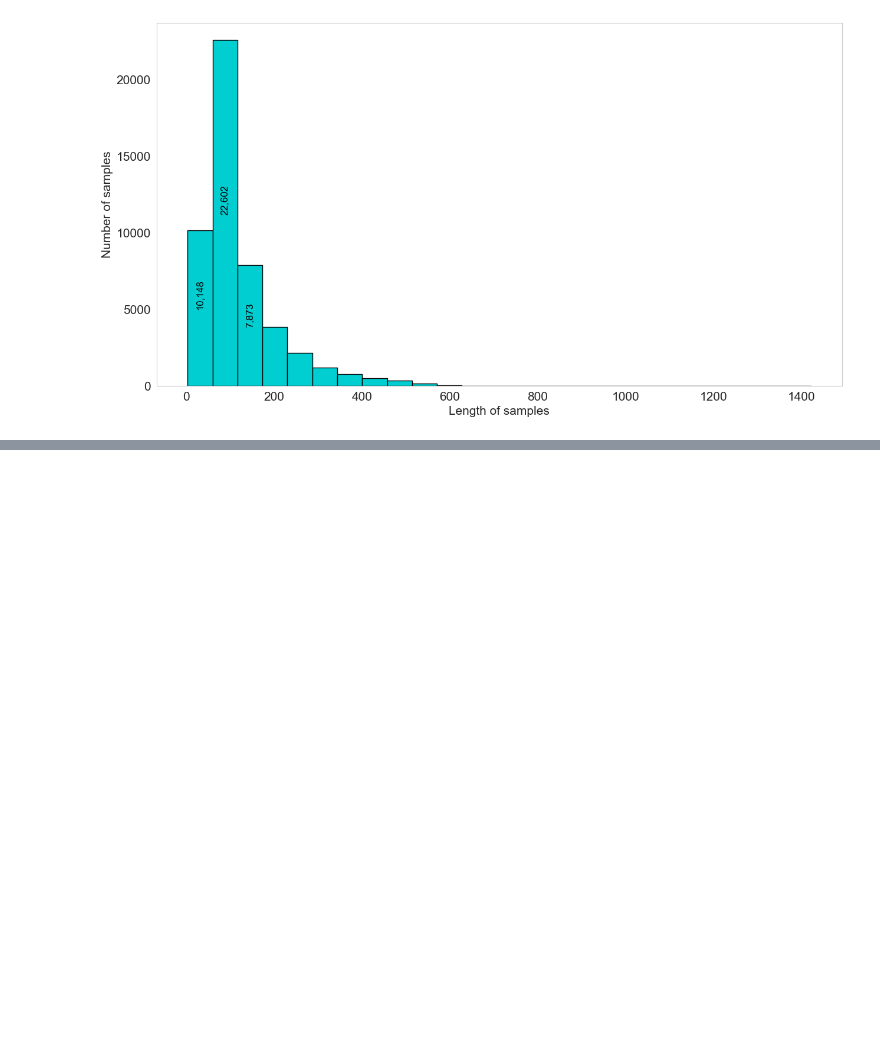
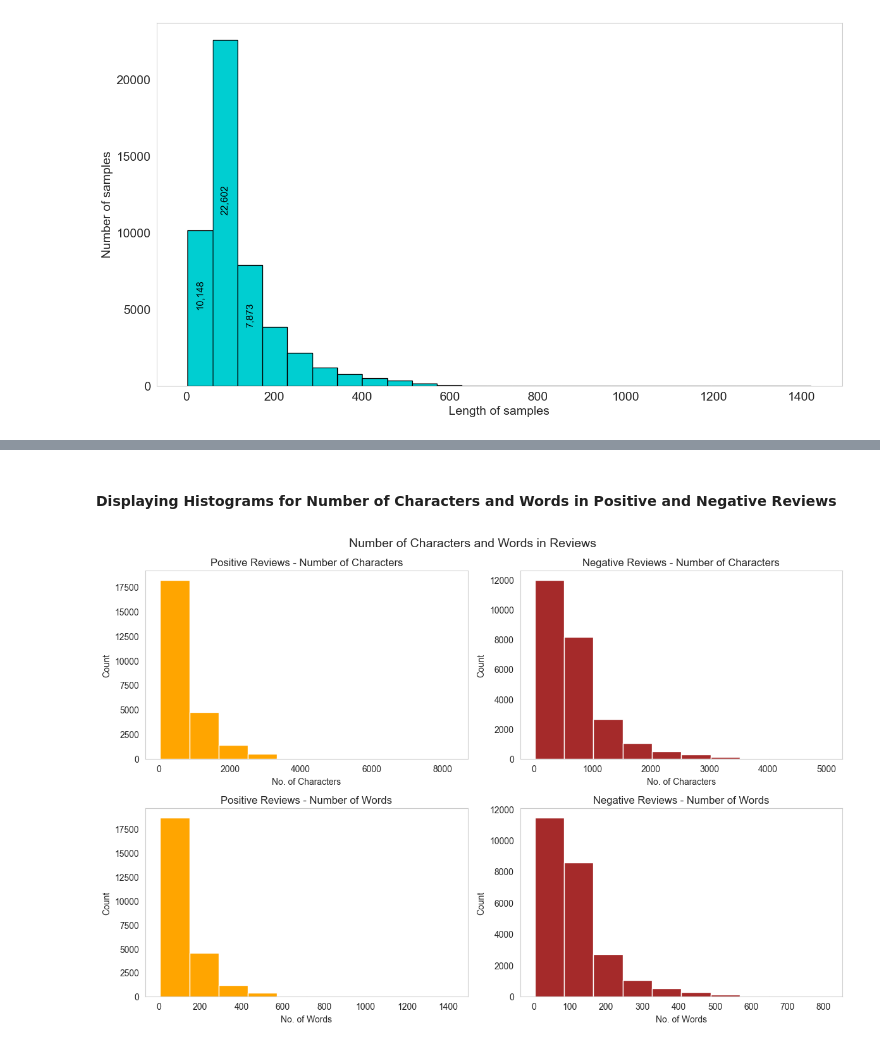
Before and after one commit to spouli/DeepLearning, a Jupyter notebook: Data_preprocessing_notebook.ipynb, the cells around one changed output, grey strips where cells are left out. Drawn from its saved outputs; the diff is of its cells as text; code cells hidden in the pictures; blank space fills up the shorter version.

```diff
--- a/Data_preprocessing_notebook.ipynb
+++ b/Data_preprocessing_notebook.ipynb
@@ -526,3 +507,42 @@ Name: review, Length: 24698, dtype: int64
+# %% [markdown]
+#### Displaying Histograms for Number of Characters and Words in Positive and Negative Reviews
+# %%
+# Creating a figure with four subplots
+fig, axes = plt.subplots(2, 2, figsize=(12, 8))
+
+# Positive Reviews - Number of Characters
+text_len_positive = positive_review.str.len()
+axes[0, 0].hist(text_len_positive, color='orange')
+axes[0, 0].set_title("Positive Reviews - Number of Characters")
+axes[0, 0].set_xlabel("No. of Characters")
+axes[0, 0].set_ylabel("Count")
+
+# Negative Reviews - Number of Characters
+text_len_negative = negative_data.str.len()
+axes[0, 1].hist(text_len_negative, color='brown')
+axes[0, 1].set_title("Negative Reviews - Number of Characters")
+axes[0, 1].set_xlabel("No. of Characters")
+axes[0, 1].set_ylabel("Count")
+
+# Positive Reviews - Number of Words
+text_len_positive_words = positive_review.str.split().map(lambda x: len(x))
+axes[1, 0].hist(text_len_positive_words, color='orange')
+axes[1, 0].set_title("Positive Reviews - Number of Words")
+axes[1, 0].set_xlabel("No. of Words")
+axes[1, 0].set_ylabel("Count")
+
+# Negative Reviews - Number of Words
+text_len_negative_words = negative_data.str.split().map(lambda x: len(x))
+axes[1, 1].hist(text_len_negative_words, color='brown')
+axes[1, 1].set_title("Negative Reviews - Number of Words")
+axes[1, 1].set_xlabel("No. of Words")
+axes[1, 1].set_ylabel("Count")
+
+fig.suptitle("Number of Characters and Words in Reviews", fontsize=14)
+plt.tight_layout()
+plt.show()
+# %% [output]
+[figure, added]
 # %%
 # save the clean dataset into new csv file
 reviews_data[['review', 'sentiment']].to_csv('imdb_clean_dataset.csv', index=False, header=True)
```
Also changed, not shown: parts of 9 cells of this notebook.
